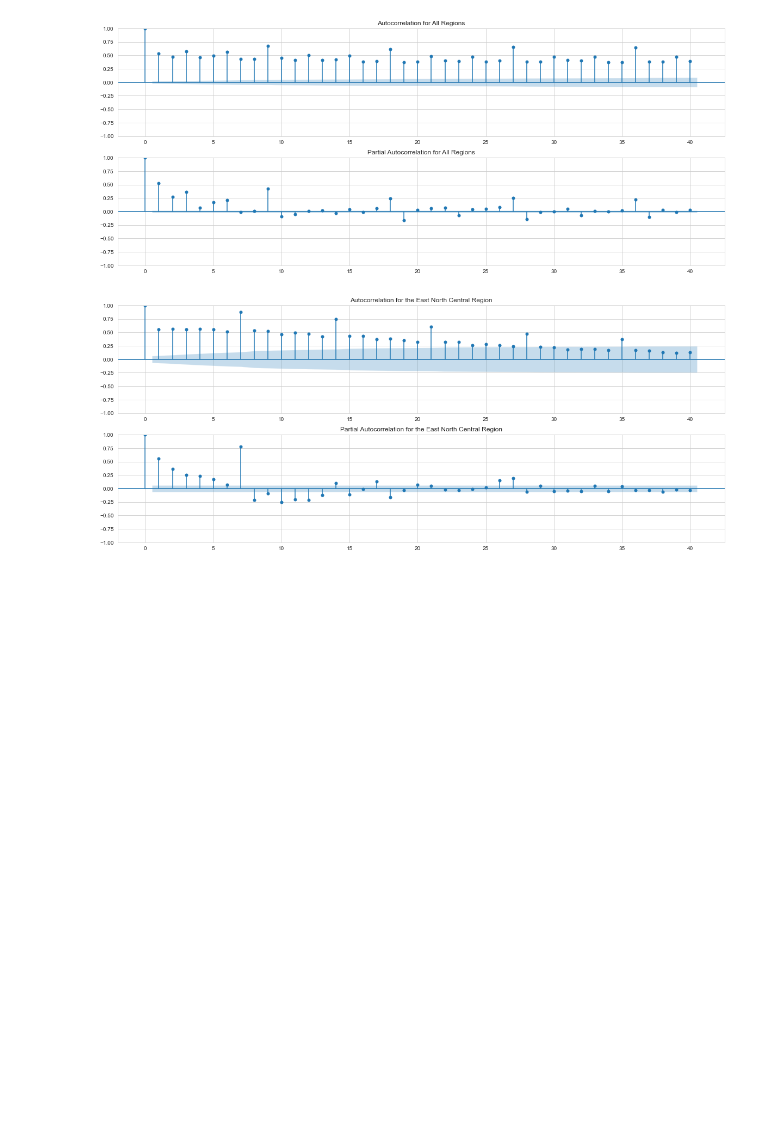
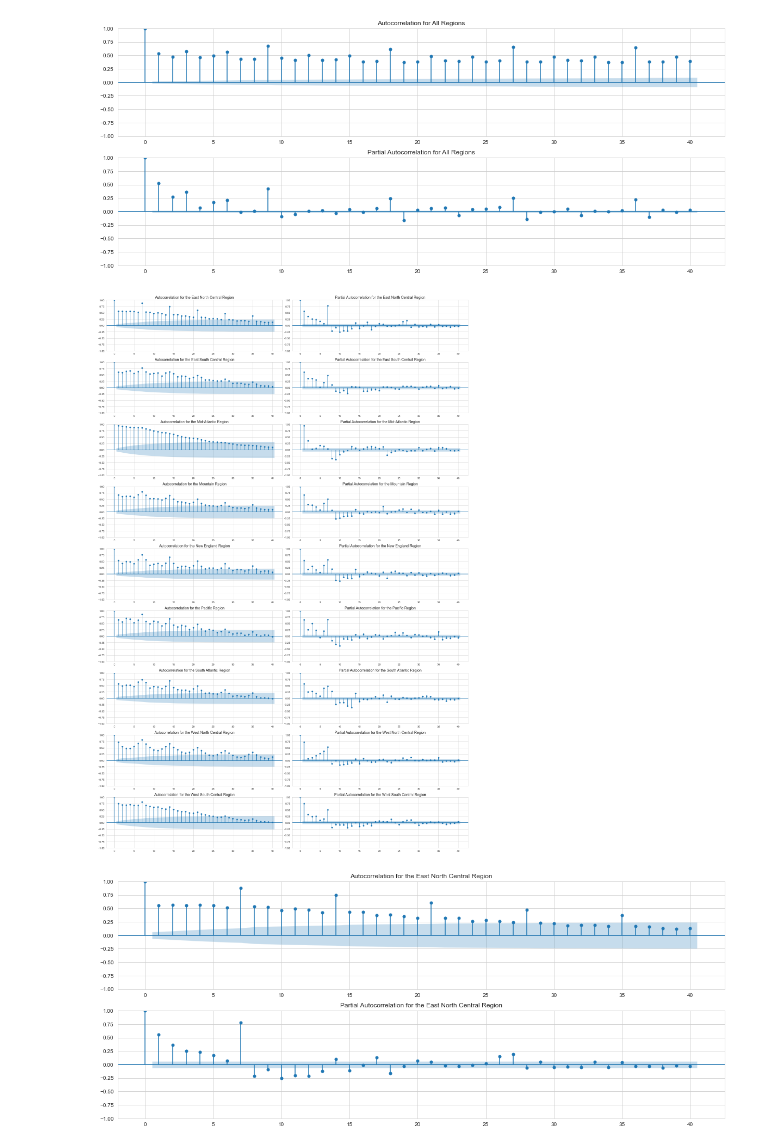
Before and after one commit to benmagevney/Stat390-Project, a Jupyter notebook: eda/correlation_analysis.ipynb, the cells around one changed output. Saved outputs shown, nothing was run; the diff lists cells and outputs as text; code cells hidden in the pictures; blank space fills up the shorter version.

```diff
--- a/eda/correlation_analysis.ipynb
+++ b/eda/correlation_analysis.ipynb
@@ -59,6 +59,27 @@ sm.graphics.tsa.plot_pacf(all_regions_data, lags=40, ax=ax[1], title= "Partial A
 plt.show()
 # %% [output]
 [figure]
+# %%
+
+fig, axes = plt.subplots(9, 2, figsize=(20, 30))
+
+for idx, region in enumerate(regions):
+    region_data = univ_df[univ_df['region'] == region]
+    region_data = region_data.drop(columns='region', axis=1)
+    region_data['date'] = pd.to_datetime(region_data['date'])
+    region_data.set_index('date', inplace=True)
+
+    sm.graphics.tsa.plot_acf(region_data, lags=40, ax=axes[idx, 0])
+    axes[idx, 0].set_title("Autocorrelation for the " + region + " Region", fontsize=14)
+
+    sm.graphics.tsa.plot_pacf(region_data, lags=40, ax=axes[idx, 1])
+    axes[idx, 1].set_title("Partial Autocorrelation for the " + region + " Region", fontsize=14)
+
+
+plt.tight_layout()
+plt.show()
+# %% [output]
+[figure, added]
 # %%
 for region in regions:
     region_data = univ_df[univ_df['region'] == region]
```
